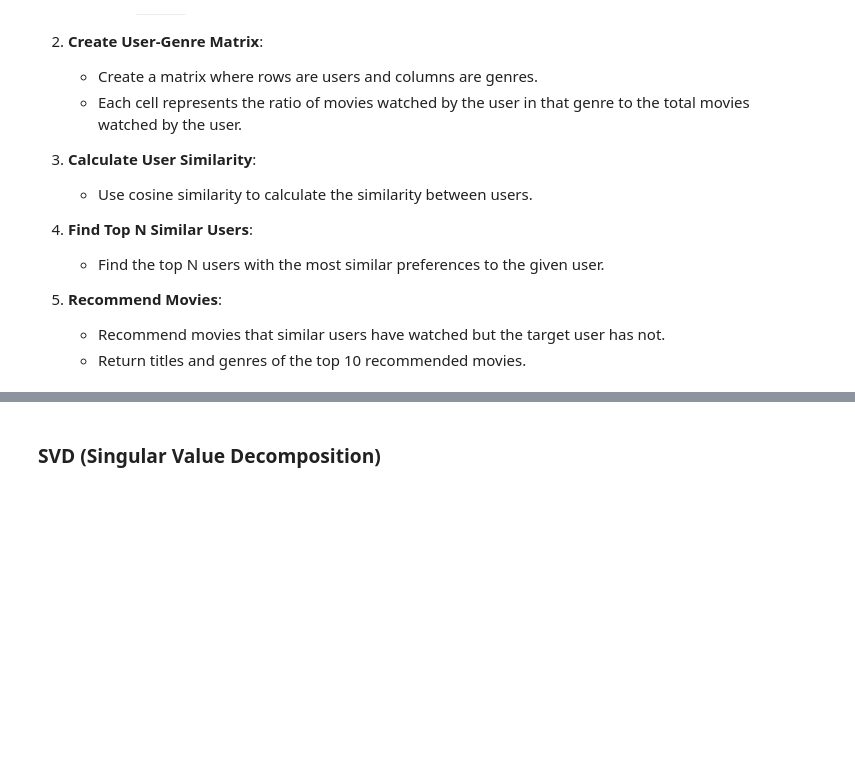
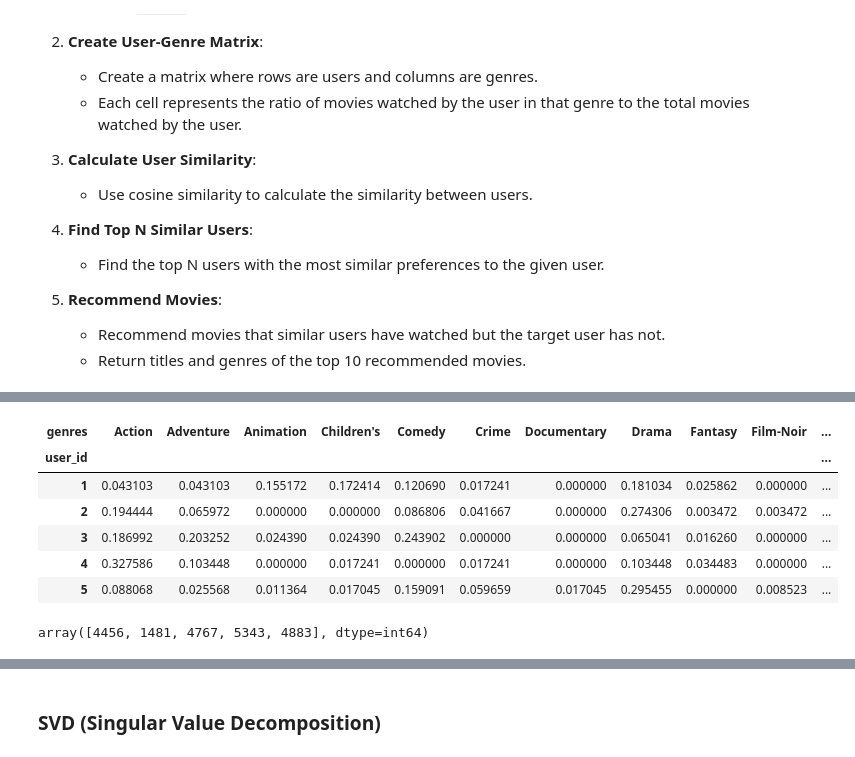
Before and after one commit to Mahan-Bayhaghi/IMDb-IR, a Jupyter notebook: Logic/core/recommender_system/Recommender_system.ipynb, the cells around one changed output, grey strips where cells are left out. Drawn from its saved outputs; the diff is of its cells as text; code cells hidden in the pictures; blank space fills up the shorter version.

```diff
--- a/Logic/core/recommender_system/Recommender_system.ipynb
+++ b/Logic/core/recommender_system/Recommender_system.ipynb
@@ -132,4 +139,8 @@ data.head(5)
-# %%
-data = data.assign(genres=data['genres'].str.split('|')).explode('genres')
+# %%
+# data = data.assign(genres=data['genres'].str.split('|')).explode('genres')
+# ensuring genres column is a list
+data['genres'] = data['genres'].apply(lambda x: eval(x) if isinstance(x, str) else x)
+# splitting genres column into separate rows
+data = data.explode('genres')
 # %%
 data.head(5)
@@ -139,0 +154,8 @@ def get_top_n_similar_users(user_id, n=5):
+# %%
+total_user_movie_counts = data.groupby('user_id').size().reset_index(name='total_movies')
+total_user_genres_counts = data.groupby(['user_id','genres']).size().reset_index(name='total_genres')
+
+user_genre_df = pd.merge(total_user_movie_counts, total_user_genres_counts, on=['user_id'], how='left')
+user_genre_df['genre_proportion'] = user_genre_df['total_genres'] / user_genre_df['total_movies']
+
+user_genre_df.head(5)
@@ -139,0 +169,23 @@ def get_top_n_similar_users(user_id, n=5):
+# %%
+#and now that we have proportion of each genre to all movies
+user_genre_matrix = user_genre_df.pivot(index='user_id', columns='genres', values='genre_proportion')
+user_genre_matrix = user_genre_matrix.fillna(0)
+user_genre_matrix.head(5)
+# %% [output]
+| genres | Action | Adventure | Animation | Children's | Comedy | Crime | Documentary | Drama | Fantasy | Film-Noir | ... |
+| user_id |  |  |  |  |  |  |  |  |  |  | ... |
+| 1 | 0.043103 | 0.043103 | 0.155172 | 0.172414 | 0.120690 | 0.017241 | 0.000000 | 0.181034 | 0.025862 | 0.000000 | ... |
+| 2 | 0.194444 | 0.065972 | 0.000000 | 0.000000 | 0.086806 | 0.041667 | 0.000000 | 0.274306 | 0.003472 | 0.003472 | ... |
+| 3 | 0.186992 | 0.203252 | 0.024390 | 0.024390 | 0.243902 | 0.000000 | 0.000000 | 0.065041 | 0.016260 | 0.000000 | ... |
+| 4 | 0.327586 | 0.103448 | 0.000000 | 0.017241 | 0.000000 | 0.017241 | 0.000000 | 0.103448 | 0.034483 | 0.000000 | ... |
+| 5 | 0.088068 | 0.025568 | 0.011364 | 0.017045 | 0.159091 | 0.059659 | 0.017045 | 0.295455 | 0.000000 | 0.008523 | ... |
+# %%
+def get_top_n_similar_users(user_id, n=5):
+    user_preferences = user_genre_matrix.loc[user_id].values.reshape(1,-1)
+    similarities = cosine_similarity(user_genre_matrix, user_preferences)
+    similar_users = similarities.flatten().argsort()[::-1][1:n+1]   # excluding user itself
+    return similar_users + 1
+
+get_top_n_similar_users(1, 5)
+# %% [output]
+array([4456, 1481, 4767, 5343, 4883], dtype=int64)
```
Also changed, not shown: parts of 17 cells of this notebook.
